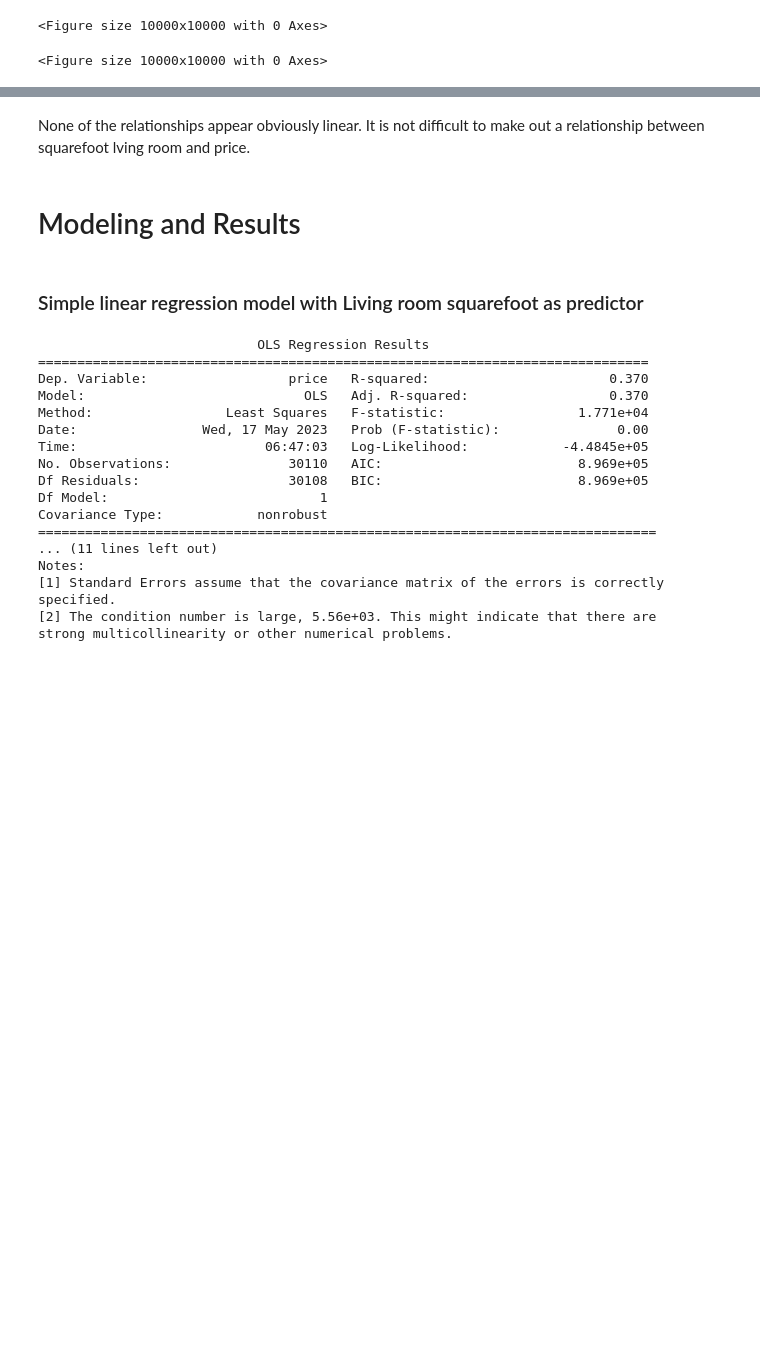
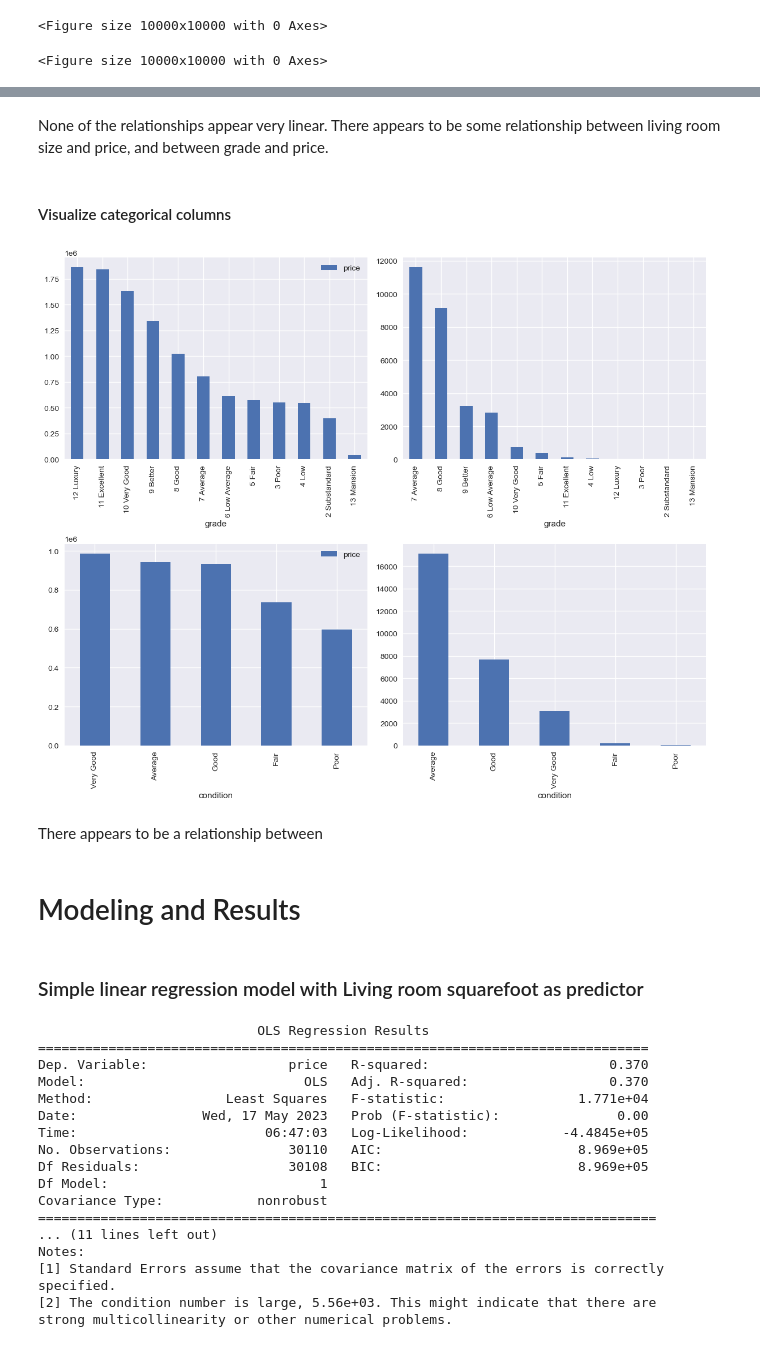
Before and after one commit to lalynjay/Housing_Prices_Analysis, a Jupyter notebook: Housing_Prices_Analysis.ipynb, the cells around one changed output, grey strips where cells are left out. Saved outputs shown, nothing was run; the diff lists cells and outputs as text; code cells hidden in the pictures; blank space fills up the shorter version.

```diff
--- a/Housing_Prices_Analysis.ipynb
+++ b/Housing_Prices_Analysis.ipynb
@@ -340,5 +350,17 @@ df_cond_order.plot.scatter(x="condition", y="price", ax=axes[1][1], rot=90).set_
 # %% [markdown]
-None of the relationships appear obviously linear. It is not difficult to make out a relationship between squarefoot lving room and price.
+None of the relationships appear very linear. There appears to be some relationship between living room size and price, and between grade and price.
+# %% [markdown]
+#### Visualize categorical columns
+# %%
+fig, axes = plt.subplots(nrows=2, ncols=2, figsize=(12,10))
+for i, col in enumerate(["condition", "grade"]):
+     df.groupby(col).mean().sort_values(by='price', ascending=False).plot.bar(y="price", ax=axes[i-1][0])
+     df[col].value_counts().plot.bar(ax=axes[i-1][1]).set_xlabel(col)
+plt.tight_layout()
+# %% [output]
+[figure, new version]
+# %% [markdown]
+There appears to be a relationship between
 # %% [markdown]
 # Modeling and Results
 # %% [markdown]
```
Also changed, not shown: parts of 81 cells of this notebook.
